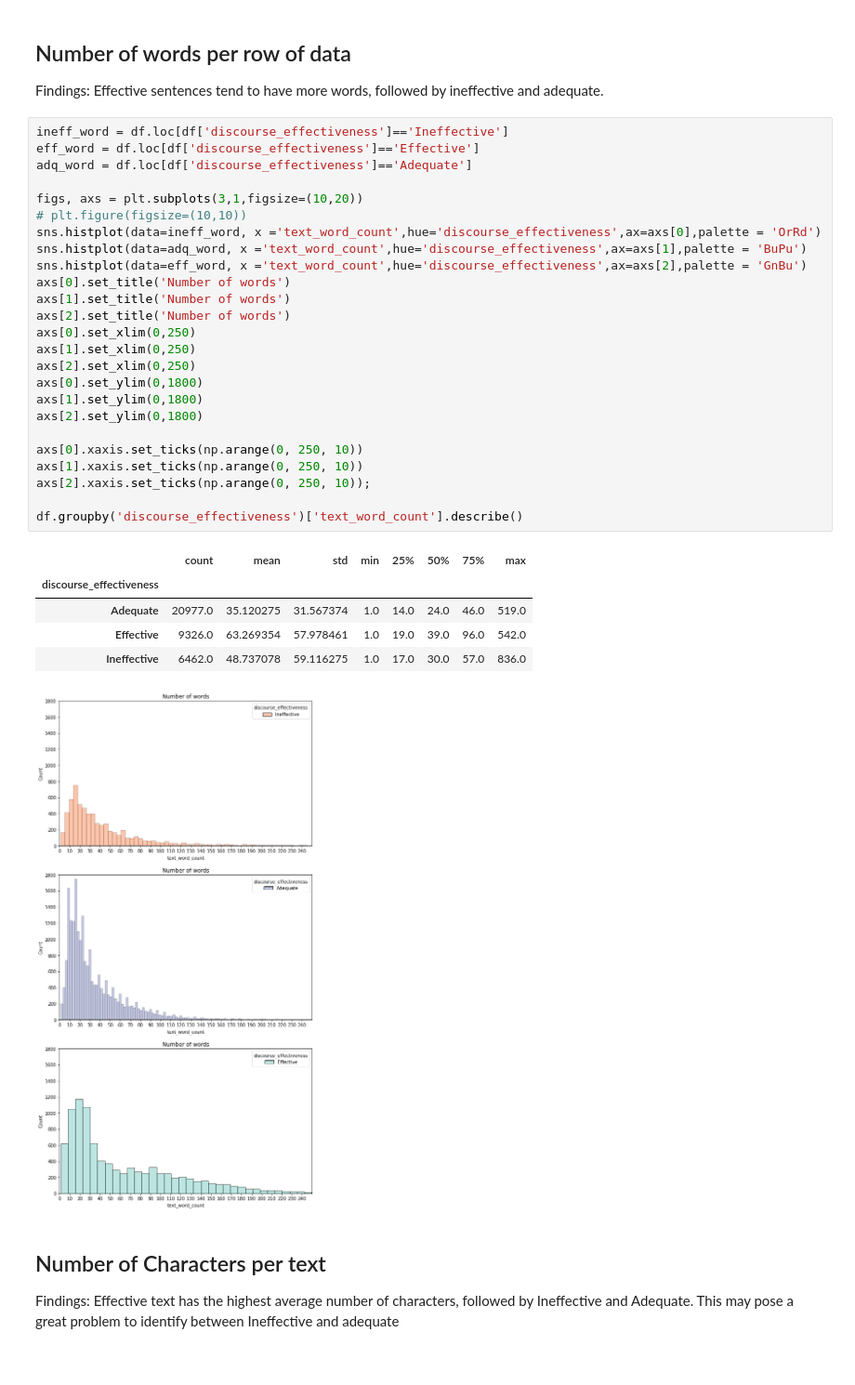
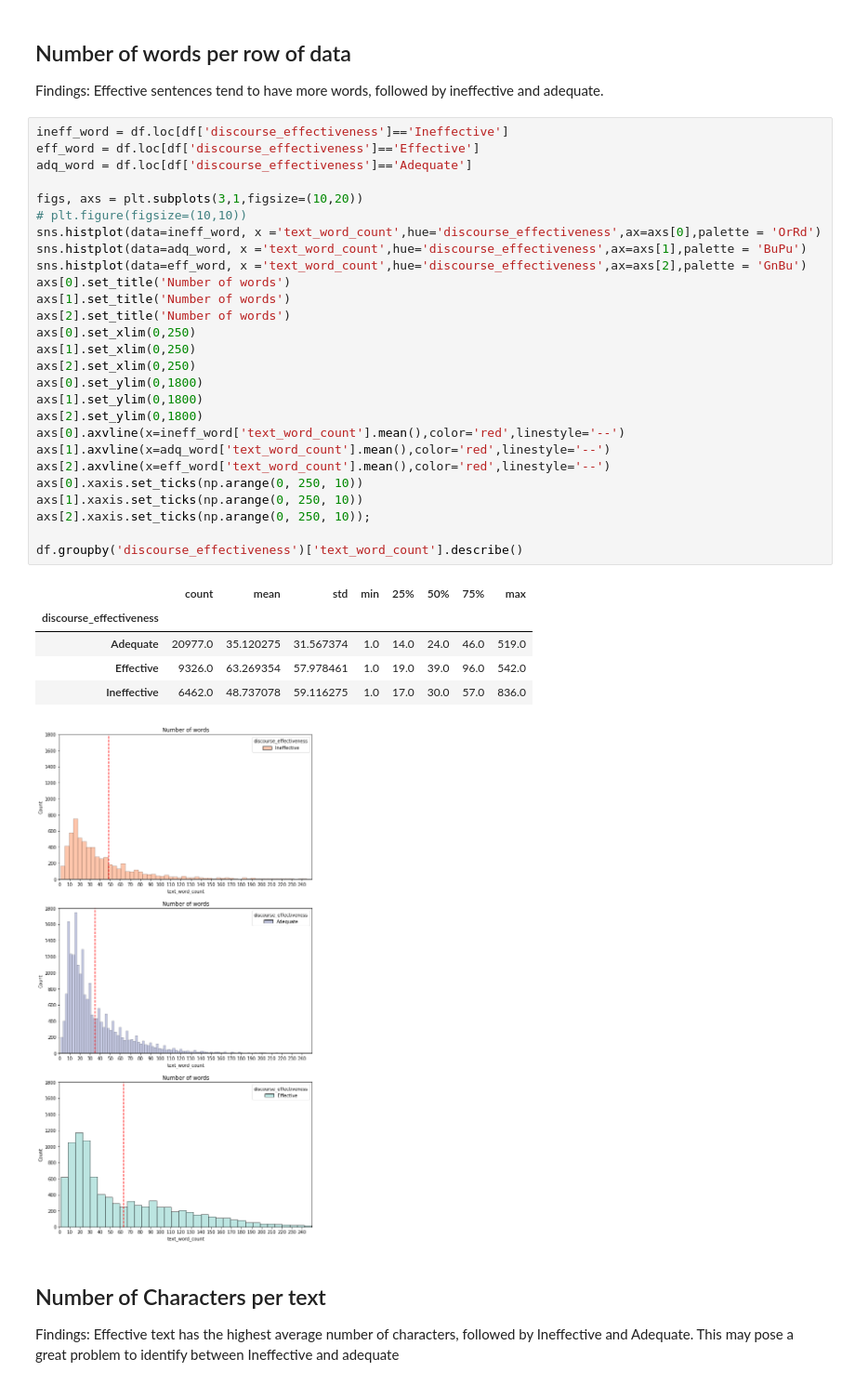
Before and after one commit to kitkeat/Effective-Argument-Prediction-NLP, a Jupyter notebook: 1-datacleaning-eda.ipynb, the cells around one changed output. Shown at 93% size. Drawn from its saved outputs; the diff is of its cells as text.

Commit message:
Added mean line number of words graph

```diff
--- a/1-datacleaning-eda.ipynb
+++ b/1-datacleaning-eda.ipynb
@@ -182,35 +209,37 @@ Findings: Effective sentences tend to have more words, followed by ineffective a
 # %%
 ineff_word = df.loc[df['discourse_effectiveness']=='Ineffective']
 eff_word = df.loc[df['discourse_effectiveness']=='Effective']
 adq_word = df.loc[df['discourse_effectiveness']=='Adequate']
 
 figs, axs = plt.subplots(3,1,figsize=(10,20))
 # plt.figure(figsize=(10,10))
 sns.histplot(data=ineff_word, x ='text_word_count',hue='discourse_effectiveness',ax=axs[0],palette = 'OrRd')
 sns.histplot(data=adq_word, x ='text_word_count',hue='discourse_effectiveness',ax=axs[1],palette = 'BuPu')
 sns.histplot(data=eff_word, x ='text_word_count',hue='discourse_effectiveness',ax=axs[2],palette = 'GnBu')
 axs[0].set_title('Number of words')
 axs[1].set_title('Number of words')
 axs[2].set_title('Number of words')
 axs[0].set_xlim(0,250)
 axs[1].set_xlim(0,250)
 axs[2].set_xlim(0,250)
 axs[0].set_ylim(0,1800)
 axs[1].set_ylim(0,1800)
 axs[2].set_ylim(0,1800)
-
+axs[0].axvline(x=ineff_word['text_word_count'].mean(),color='red',linestyle='--')
+axs[1].axvline(x=adq_word['text_word_count'].mean(),color='red',linestyle='--')
+axs[2].axvline(x=eff_word['text_word_count'].mean(),color='red',linestyle='--')
 axs[0].xaxis.set_ticks(np.arange(0, 250, 10))
 axs[1].xaxis.set_ticks(np.arange(0, 250, 10))
 axs[2].xaxis.set_ticks(np.arange(0, 250, 10));
 
 df.groupby('discourse_effectiveness')['text_word_count'].describe()
 # %% [output]
 |  | count | mean | std | min | 25% | 50% | 75% | max |
 | discourse_effectiveness |  |  |  |  |  |  |  |  |
 | Adequate | 20977.0 | 35.120275 | 31.567374 | 1.0 | 14.0 | 24.0 | 46.0 | 519.0 |
 | Effective | 9326.0 | 63.269354 | 57.978461 | 1.0 | 19.0 | 39.0 | 96.0 | 542.0 |
 | Ineffective | 6462.0 | 48.737078 | 59.116275 | 1.0 | 17.0 | 30.0 | 57.0 | 836.0 |
-[figure, old version]
+[figure, new version]
 # %% [markdown]
 ## Number of Characters per text
 
```
Also changed, not shown: parts of 4 cells of this notebook.
